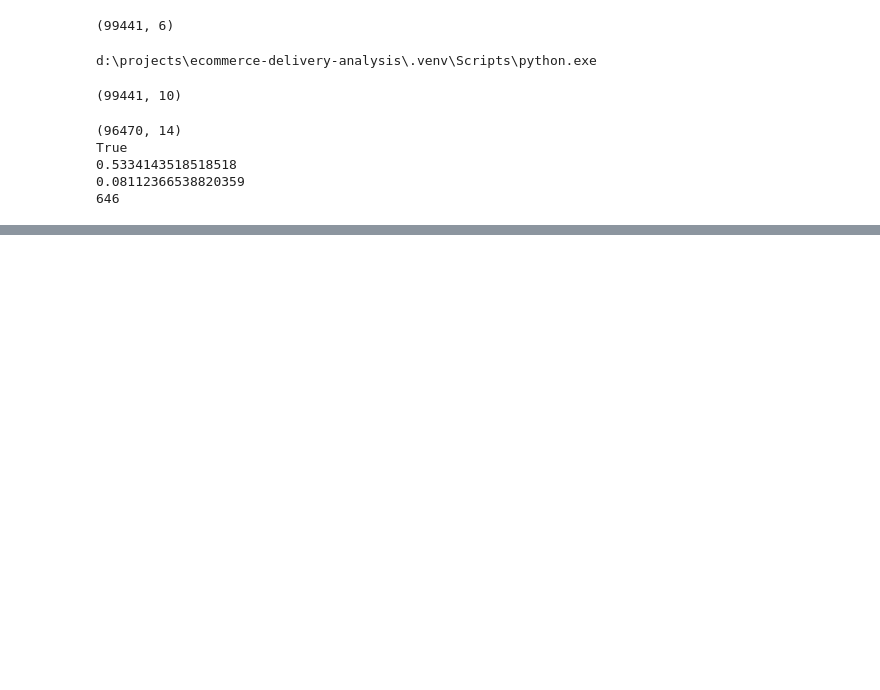
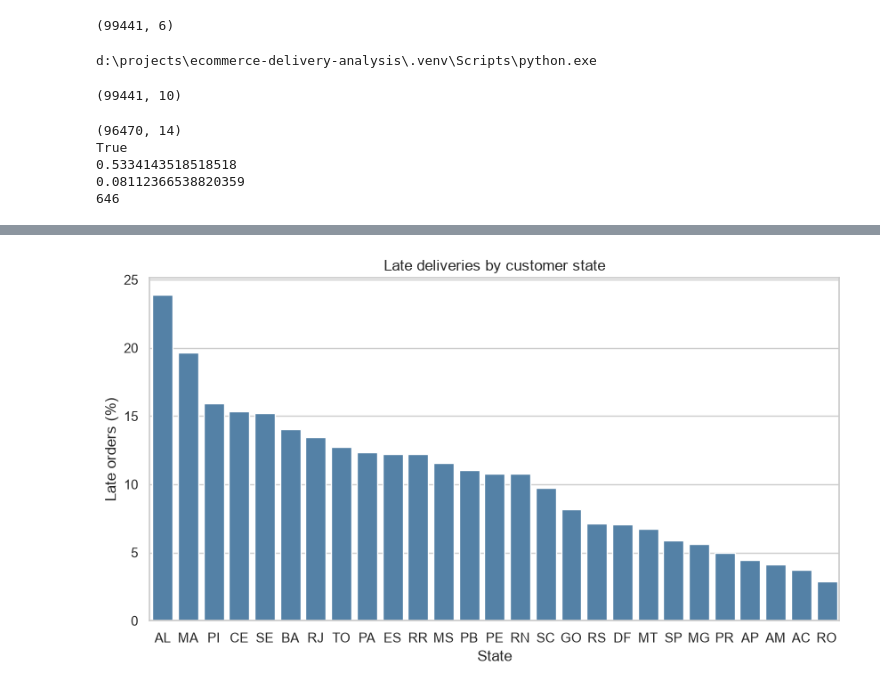
Before and after one commit to ayeshahassan15/ecommerce-delivery-analysis, a Jupyter notebook: notebooks/01_eda.ipynb, the cells around one changed output, grey strips where cells are left out. Saved outputs shown, nothing was run; the diff lists cells and outputs as text; code cells hidden in the pictures; blank space fills up the shorter version.

```diff
--- a/notebooks/01_eda.ipynb
+++ b/notebooks/01_eda.ipynb
@@ -389,0 +400,5 @@ True
+# %%
+fig2 = late_pct_by_state_chart(orders_clean)
+fig2.savefig("../reports/late_by_state.png", dpi=150, bbox_inches="tight")
+# %% [output]
+[figure, added]
```
Also changed, not shown: parts of 3 cells of this notebook, 5 other files.
